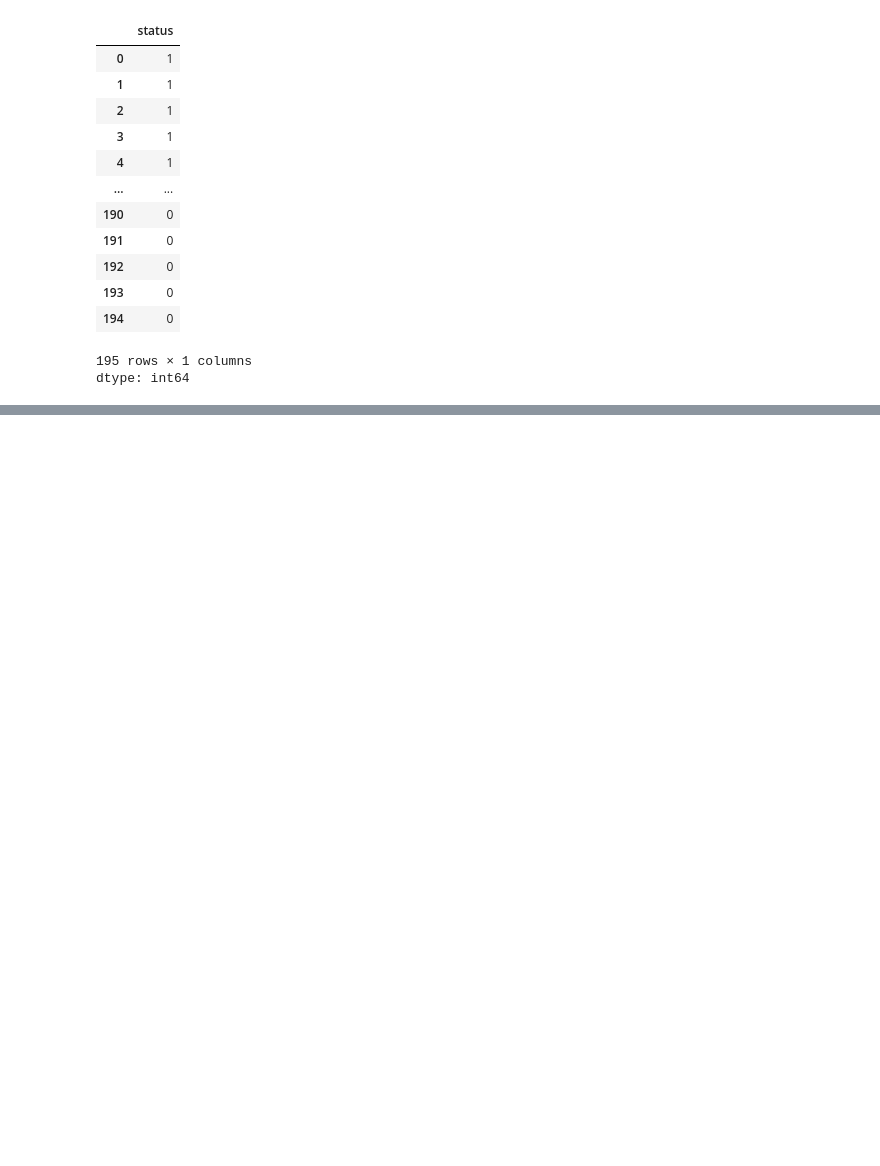
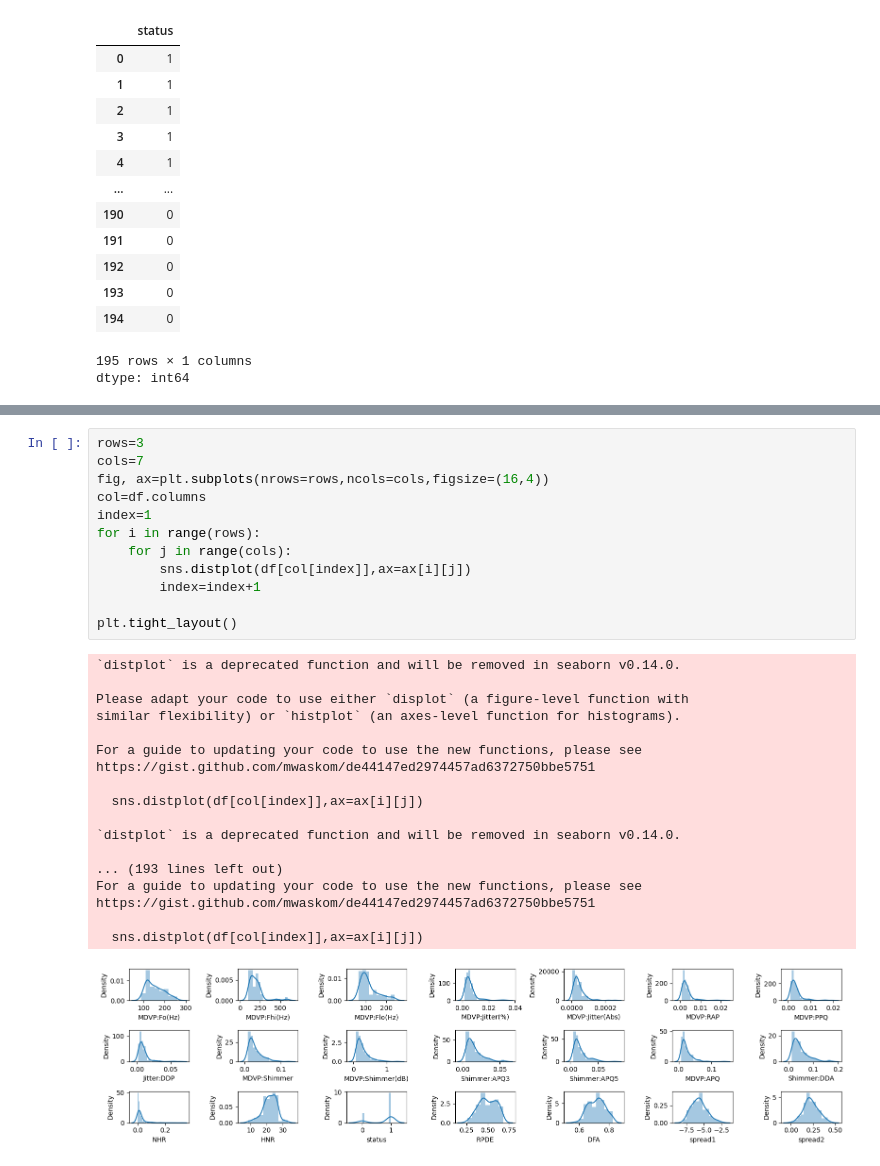
Before and after one commit to rushali-19/Parkinson-Disease-Predictor, a Jupyter notebook: Project_53_Parkinson's_Disease_Predictor.ipynb, the cells around one changed output, grey strips where cells are left out. Drawn from its saved outputs; the diff is of its cells as text; blank space fills up the shorter version.

```diff
--- a/Project_53_Parkinson's_Disease_Predictor.ipynb
+++ b/Project_53_Parkinson's_Disease_Predictor.ipynb
@@ -116,0 +137,31 @@ dtype: int64
+# %%
+rows=3
+cols=7
+fig, ax=plt.subplots(nrows=rows,ncols=cols,figsize=(16,4))
+col=df.columns
+index=1
+for i in range(rows):
+    for j in range(cols):
+        sns.distplot(df[col[index]],ax=ax[i][j])
+        index=index+1
+
+plt.tight_layout()
+# %% [output]
+`distplot` is a deprecated function and will be removed in seaborn v0.14.0.
+
+Please adapt your code to use either `displot` (a figure-level function with
+similar flexibility) or `histplot` (an axes-level function for histograms).
+
+For a guide to updating your code to use the new functions, please see
+https://gist.github.com/mwaskom/de44147ed2974457ad6372750bbe5751
+
+  sns.distplot(df[col[index]],ax=ax[i][j])
+
+`distplot` is a deprecated function and will be removed in seaborn v0.14.0.
+
+... (193 lines left out)
+For a guide to updating your code to use the new functions, please see
+https://gist.github.com/mwaskom/de44147ed2974457ad6372750bbe5751
+
+  sns.distplot(df[col[index]],ax=ax[i][j])
+[figure, added]
```
Also changed, not shown: parts of 3 cells of this notebook.
